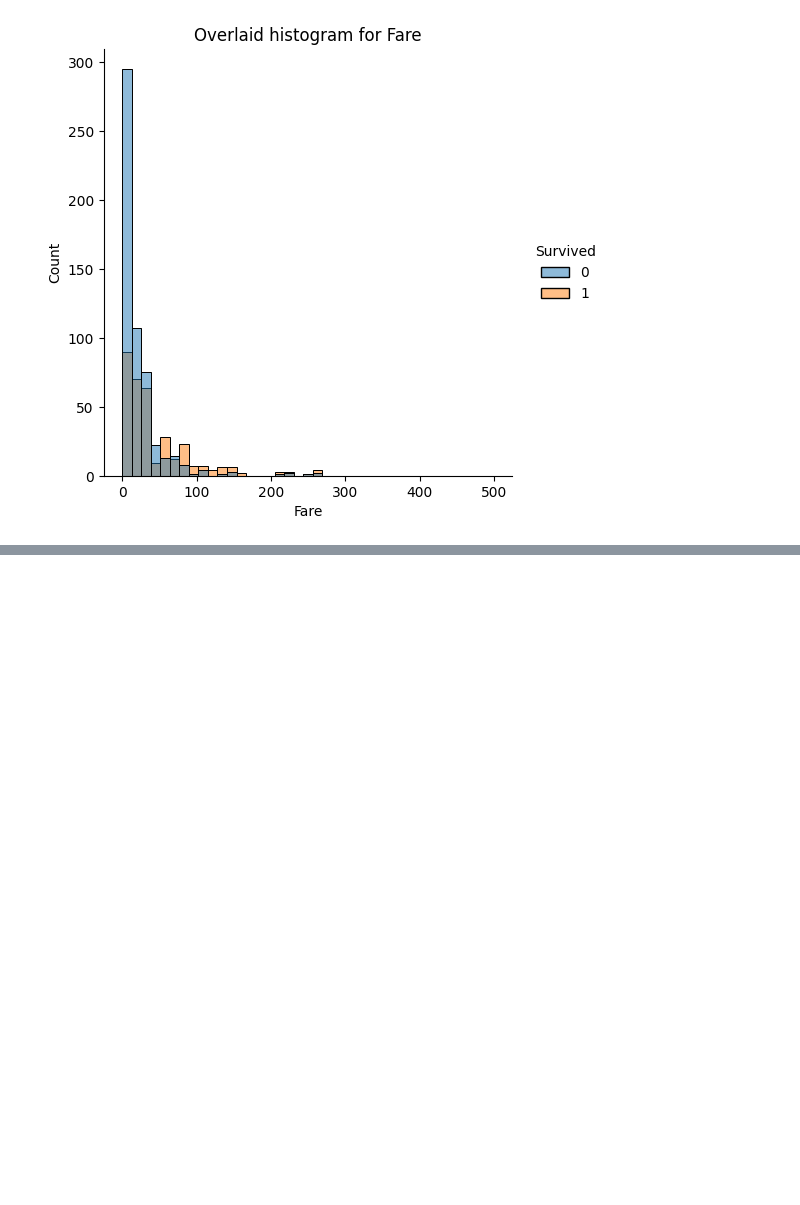
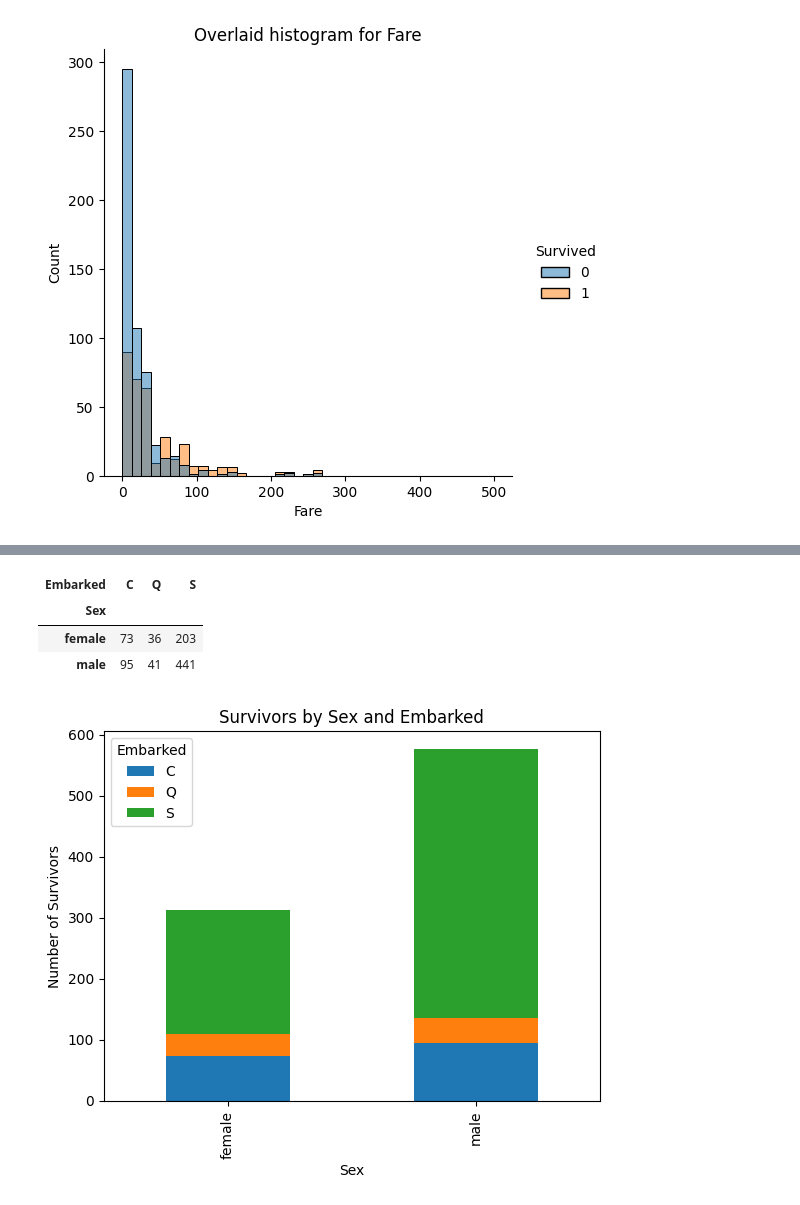
Before and after one commit to ArifAygun/Applied-Machine-Learning-Foundations, a Jupyter notebook: AA_AML_Foundations.ipynb, the cells around one changed output, grey strips where cells are left out. Cells and saved outputs as stored; diff of their text form; code cells hidden in the pictures; blank space fills up the shorter version.

```diff
--- a/AA_AML_Foundations.ipynb
+++ b/AA_AML_Foundations.ipynb
@@ -117,0 +327,22 @@ for i, col in enumerate(['Pclass', 'SibSp', 'Parch']):
+# %%
+# Create the pivot table
+pivot_table_sex = titanic.pivot_table('Survived', index='Sex', columns='Embarked', aggfunc='count')
+pivot_table_sex
+# %% [output]
+| Embarked | C | Q | S |
+| Sex |  |  |  |
+| female | 73 | 36 | 203 |
+| male | 95 | 41 | 441 |
+# %%
+# Create the stacked bar chart
+pivot_table_sex.plot(kind='bar', stacked=True)
+
+# Set the title and axes labels
+plt.title('Survivors by Sex and Embarked')
+plt.xlabel('Sex')
+plt.ylabel('Number of Survivors')
+
+# Show the chart
+plt.show()
+# %% [output]
+[figure, added]
```
Also changed, not shown: parts of 27 cells of this notebook.
